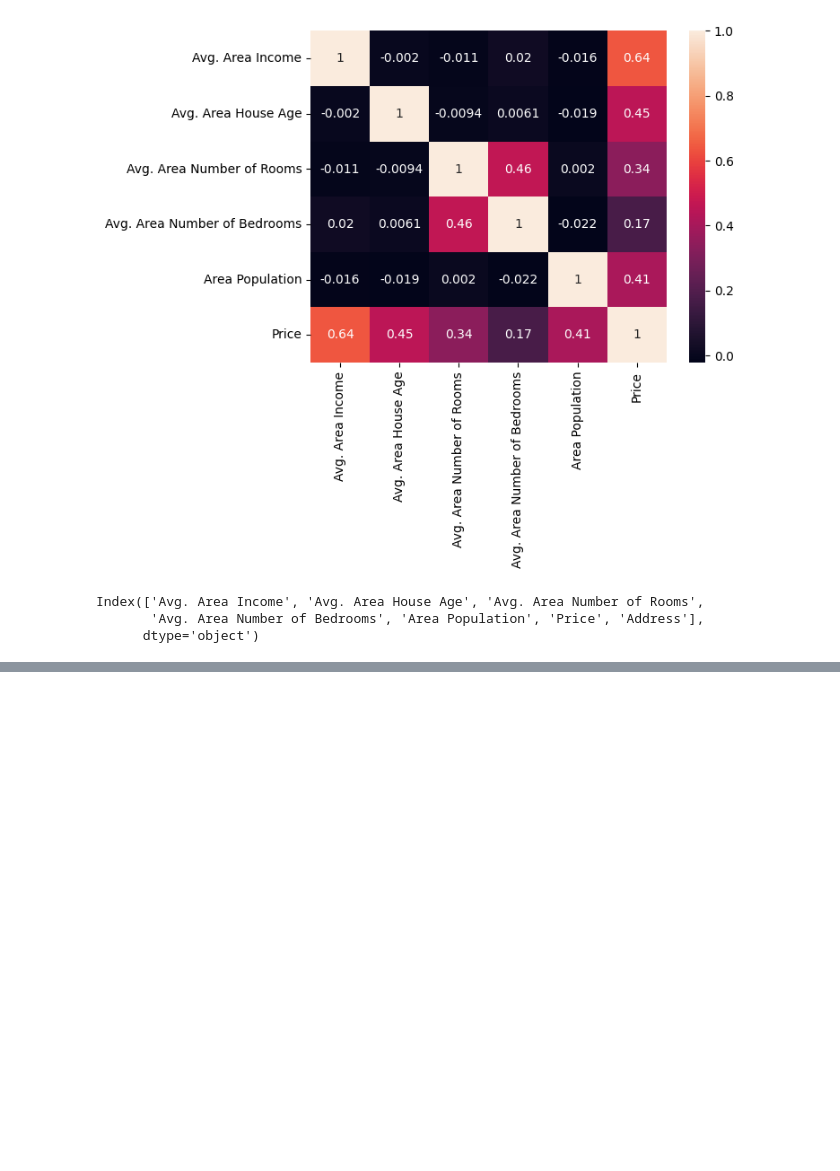
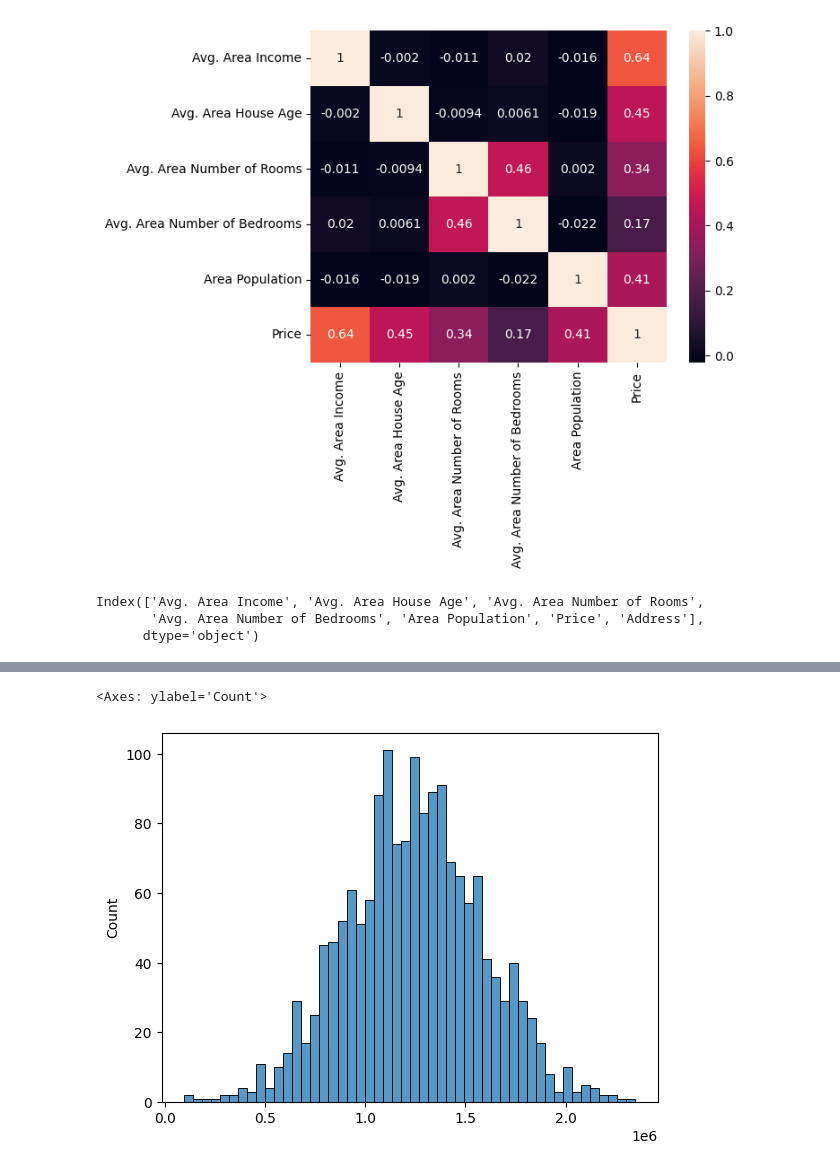
Before and after one commit to MUHAMMEDQULIYEV/Machine_Learning, a Jupyter notebook: LearnLinearRegression/learn1.ipynb, the cells around one changed output, grey strips where cells are left out. Saved outputs shown, nothing was run; the diff lists cells and outputs as text; code cells hidden in the pictures; blank space fills up the shorter version.

```diff
--- a/LearnLinearRegression/learn1.ipynb
+++ b/LearnLinearRegression/learn1.ipynb
@@ -101,0 +216,5 @@ y=house['Price']
+# %%
+sns.histplot(predictions,bins=50)
+# %% [output]
+<Axes: ylabel='Count'>
+[figure, added]
```
Also changed, not shown: parts of 27 cells of this notebook, 3 other files.
